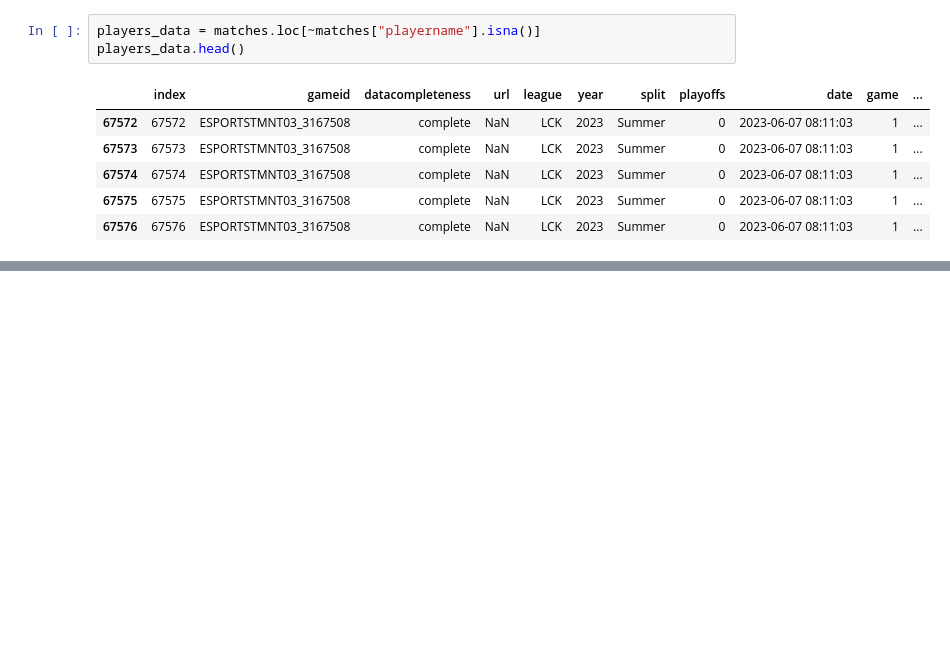
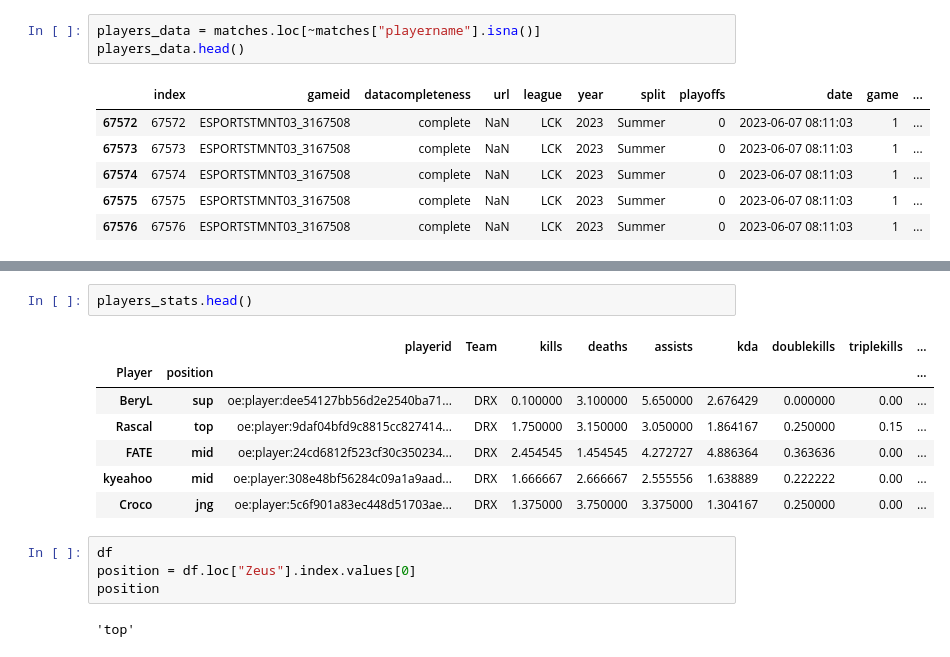
Before and after one commit to posky/LoL-Esports, a Jupyter notebook: lol_matches_data.ipynb, the cells around one changed output, grey strips where cells are left out. Cells and saved outputs as stored; diff of their text form; blank space fills up the shorter version.

```diff
--- a/lol_matches_data.ipynb
+++ b/lol_matches_data.ipynb
@@ -692,0 +729,16 @@ fig.show()
+# %%
+players_stats.head()
+# %% [output]
+|  |  | playerid | Team | kills | deaths | assists | kda | doublekills | triplekills | ... |
+| Player | position |  |  |  |  |  |  |  |  | ... |
+| BeryL | sup | oe:player:dee54127bb56d2e2540ba71... | DRX | 0.100000 | 3.100000 | 5.650000 | 2.676429 | 0.000000 | 0.00 | ... |
+| Rascal | top | oe:player:9daf04bfd9c8815cc827414... | DRX | 1.750000 | 3.150000 | 3.050000 | 1.864167 | 0.250000 | 0.15 | ... |
+| FATE | mid | oe:player:24cd6812f523cf30c350234... | DRX | 2.454545 | 1.454545 | 4.272727 | 4.886364 | 0.363636 | 0.00 | ... |
+| kyeahoo | mid | oe:player:308e48bf56284c09a1a9aad... | DRX | 1.666667 | 2.666667 | 2.555556 | 1.638889 | 0.222222 | 0.00 | ... |
+| Croco | jng | oe:player:5c6f901a83ec448d51703ae... | DRX | 1.375000 | 3.750000 | 3.375000 | 1.304167 | 0.250000 | 0.00 | ... |
+# %%
+df
+position = df.loc["Zeus"].index.values[0]
+position
+# %% [output]
+'top'
```
Also changed, not shown: parts of 24 cells of this notebook.
